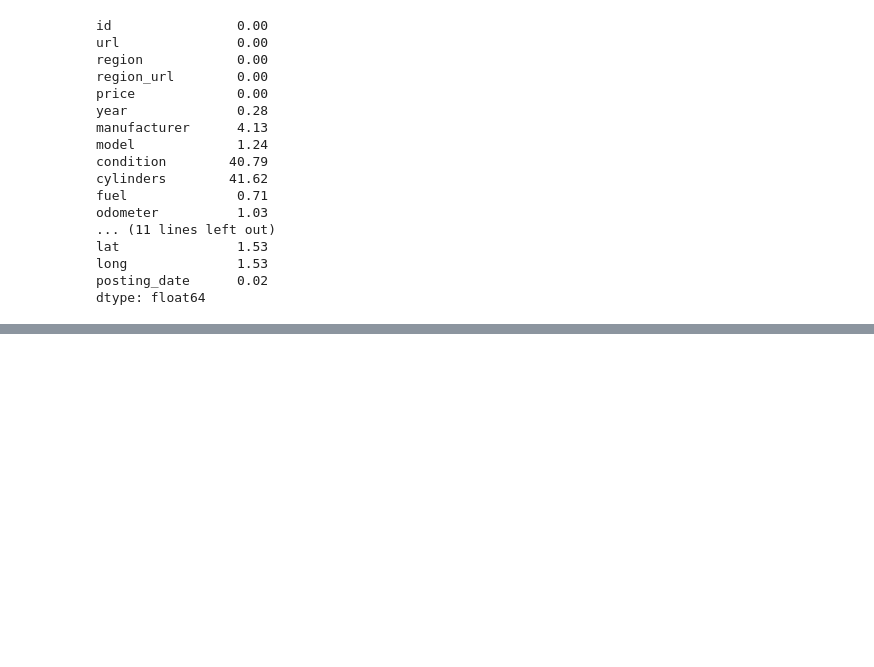
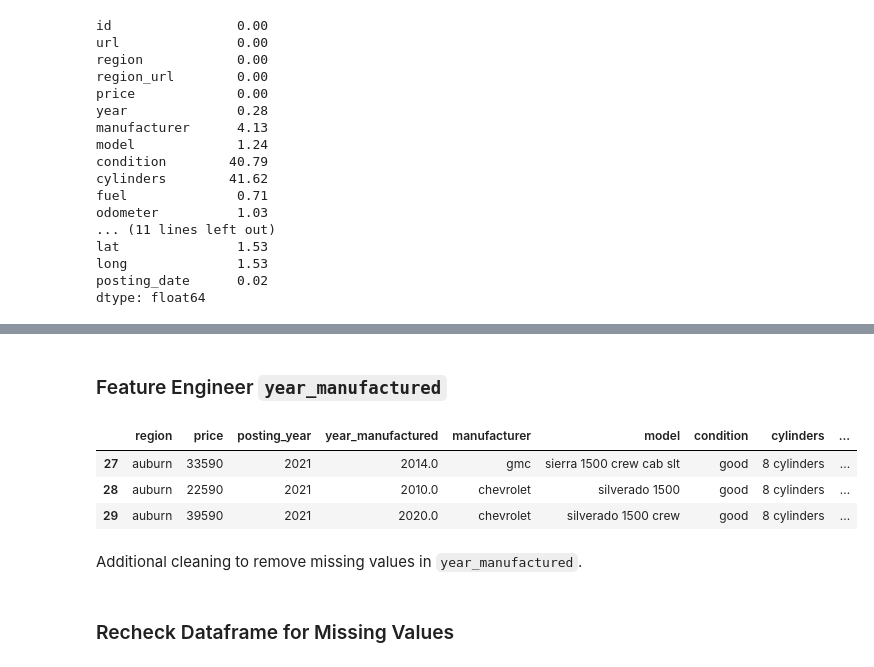
Before and after one commit to eric8395/vehicle_pricing, a Jupyter notebook: Cleaning_with_EDA.ipynb, the cells around one changed output, grey strips where cells are left out. Cells and saved outputs as stored; diff of their text form; code cells hidden in the pictures; blank space fills up the shorter version.

```diff
--- a/Cleaning_with_EDA.ipynb
+++ b/Cleaning_with_EDA.ipynb
@@ -85,0 +101,22 @@ vehicles_df.tail()
+# %% [markdown]
+### Feature Engineer `year_manufactured`
+# %%
+# extract year from posting_date and append posting_year
+vehicles_df['posting_year'] = vehicles_df['posting_date'].astype(str).str[0:4]
+
+# drop posting date column
+vehicles_df = vehicles_df.drop(columns = 'posting_date')
+
+# reorder columns
+vehicles_df = vehicles_df[['region', 'price', 'posting_year', 'year_manufactured', 'manufacturer','model',
+                           'condition', 'cylinders', 'fuel', 'miles', 'title_status', 'transmission',
+                           'drive', 'size', 'type', 'paint_color', 'description', 'state']]
+
+vehicles_df.head(3)
+# %% [output]
+|  | region | price | posting_year | year_manufactured | manufacturer | model | condition | cylinders | ... |
+| 27 | auburn | 33590 | 2021 | 2014.0 | gmc | sierra 1500 crew cab slt | good | 8 cylinders | ... |
+| 28 | auburn | 22590 | 2021 | 2010.0 | chevrolet | silverado 1500 | good | 8 cylinders | ... |
+| 29 | auburn | 39590 | 2021 | 2020.0 | chevrolet | silverado 1500 crew | good | 8 cylinders | ... |
+# %% [markdown]
+Additional cleaning to remove missing values in `year_manufactured`.
@@ -85,0 +129,2 @@ vehicles_df.tail()
+# %% [markdown]
+### Recheck Dataframe for Missing Values
```
Also changed, not shown: parts of 17 cells of this notebook.
